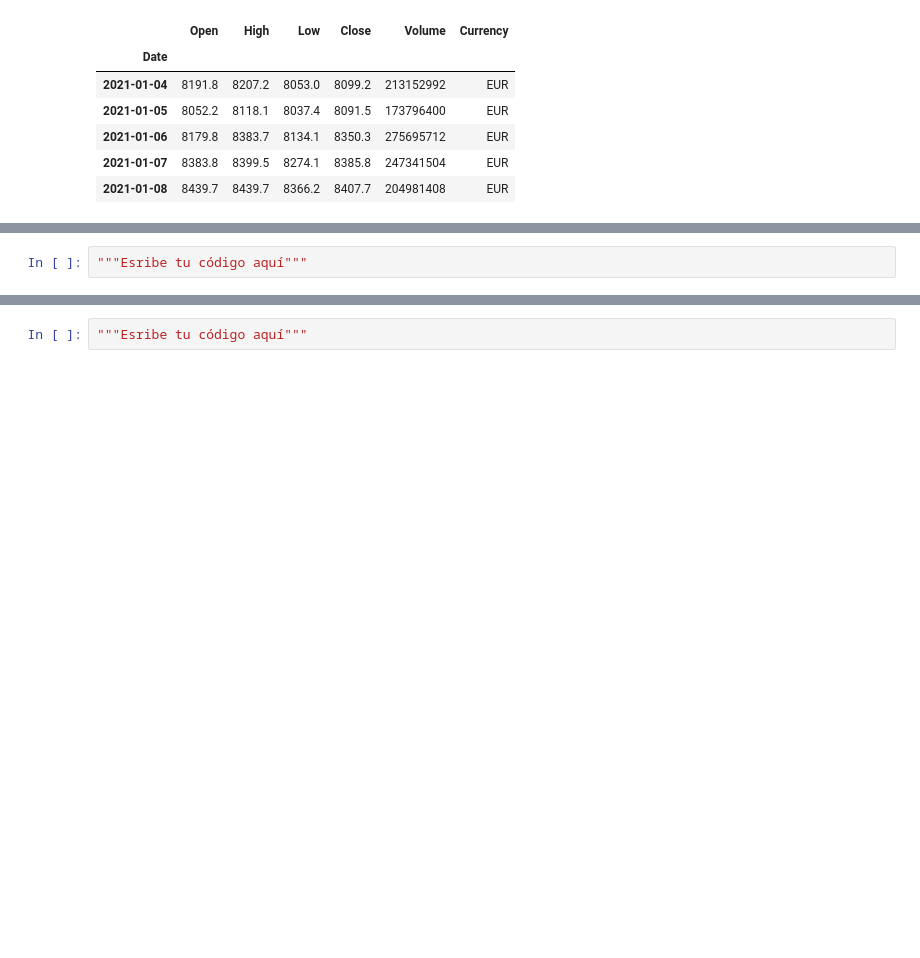
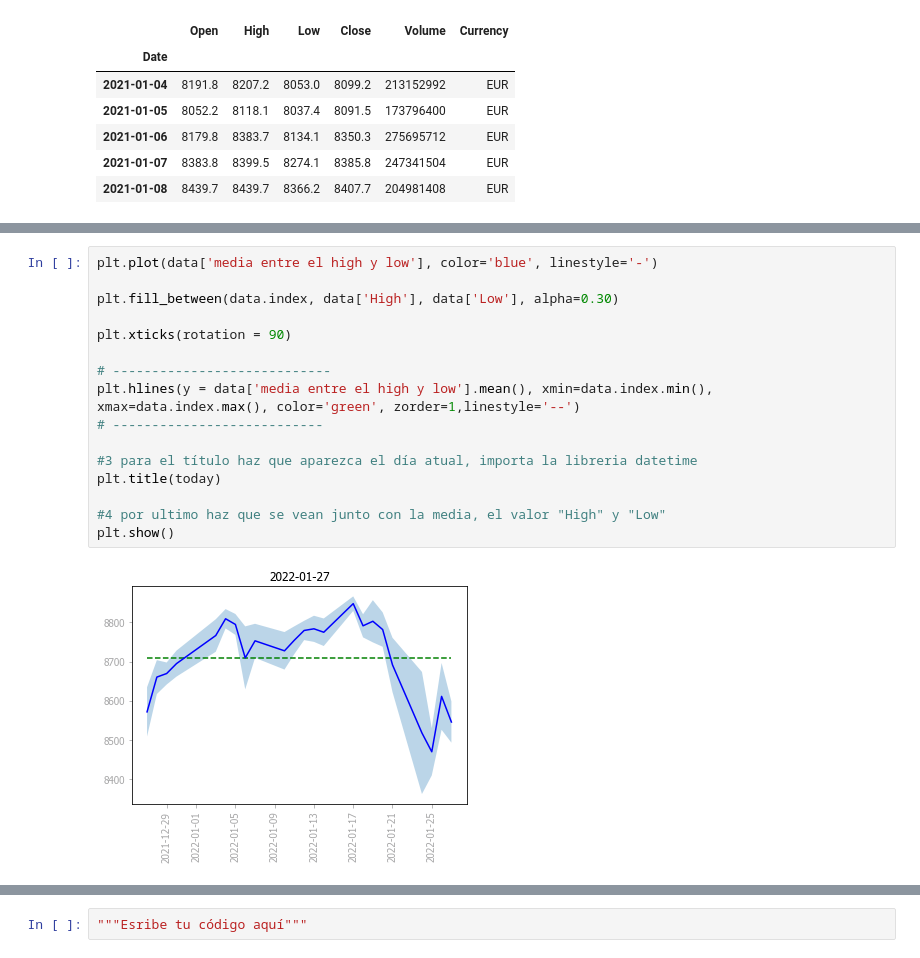
Before and after one commit to MelvinGuaygua/Python-projects, a Jupyter notebook: 09_Pandas/01_pandas.ipynb, the cells around one changed output, grey strips where cells are left out. Saved outputs shown, nothing was run; the diff lists cells and outputs as text; blank space fills up the shorter version.

```diff
--- a/09_Pandas/01_pandas.ipynb
+++ b/09_Pandas/01_pandas.ipynb
@@ -1106,8 +1113,24 @@ fig,axlist = fplt.plot(df['2021-04-01':bd_filter],type='renko',renko_params=dict
 Utiliza, hlines, fill_between de la libreria matplotlib para obtener el siguiente resultado:
 
 <img src="ibex35_today2.png">
-# %%
-"""Esribe tu código aquí"""
+# %%
+plt.plot(data['media entre el high y low'], color='blue', linestyle='-')
+
+plt.fill_between(data.index, data['High'], data['Low'], alpha=0.30)
+
+plt.xticks(rotation = 90)
+
+# ----------------------------
+plt.hlines(y = data['media entre el high y low'].mean(), xmin=data.index.min(), xmax=data.index.max(), color='green', zorder=1,linestyle='--')
+# ---------------------------
+
+#3 para el título haz que aparezca el día atual, importa la libreria datetime
+plt.title(today)
+
+#4 por ultimo haz que se vean junto con la media, el valor "High" y "Low"
+plt.show()
+# %% [output]
+[figure, added]
 # %% [markdown]
 <img src="ibex35_today3.png">
 
```
Also changed, not shown: parts of 3 cells of this notebook.
